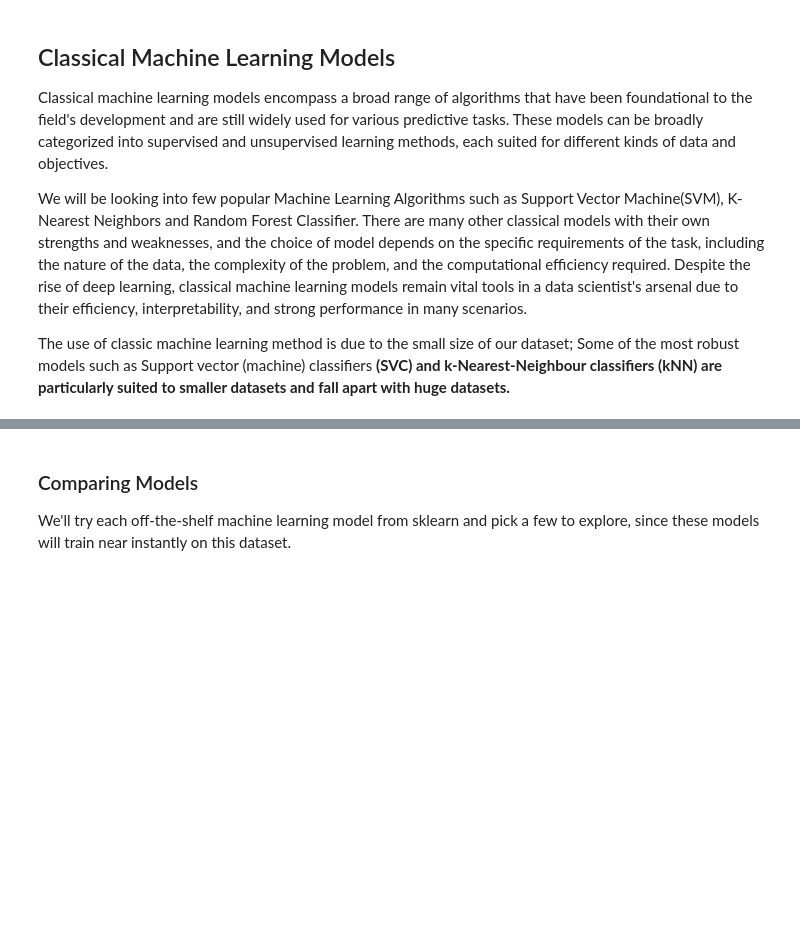
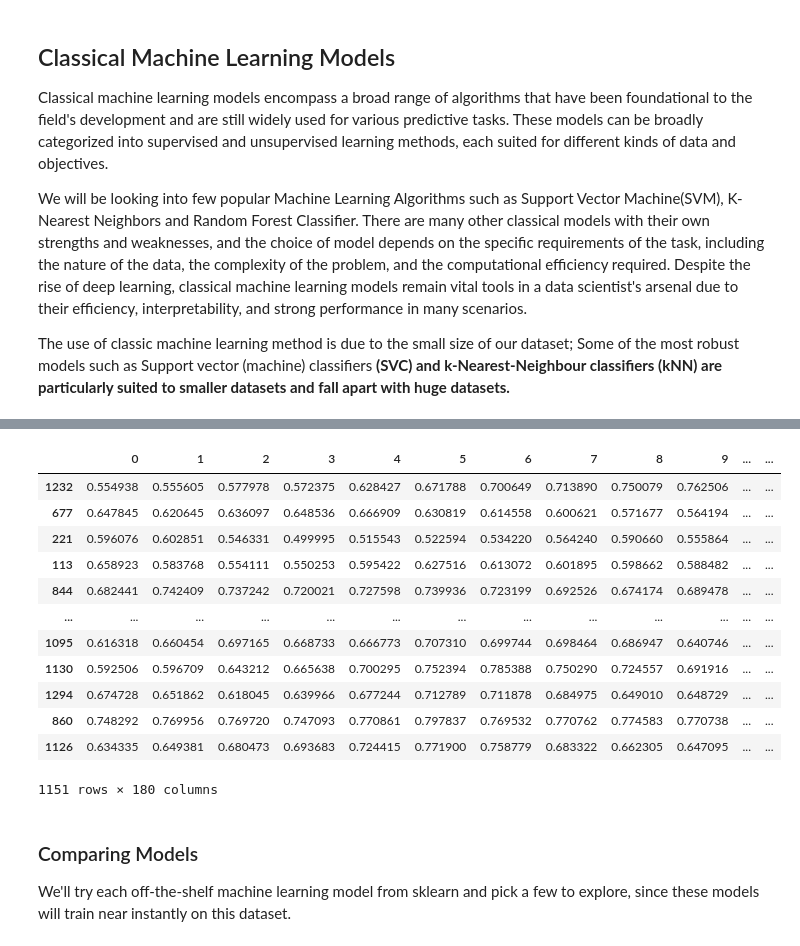
Before and after one commit to IAT-ExploringAI-2026/Week3-ClassicML, a Jupyter notebook: Week_3_MachineLearning.ipynb, the cells around one changed output, grey strips where cells are left out. Cells and saved outputs as stored; diff of their text form; code cells hidden in the pictures; blank space fills up the shorter version.

```diff
--- a/Week_3_MachineLearning.ipynb
+++ b/Week_3_MachineLearning.ipynb
@@ -264,5 +322,5 @@ emotions_df.to_csv('Documents/360/Assignment 3 lab/my_emotionsRavdess.csv')
 # %% [markdown]
 Once saved you only need to load them later by running the cell below, and **skip every cell above** except for the one in which we import libraries.
 # %%
-features=pd.read_csv('featuresRavdess.csv',index_col=0)
-emotions=pd.read_csv('emotionsRavdess.csv',index_col=0)
+features=pd.read_csv('Documents/360/Assignment 3 lab/featuresRavdess.csv',index_col=0)
+emotions=pd.read_csv('Documents/360/Assignment 3 lab/emotionsRavdess.csv',index_col=0)
@@ -453,6 +634,23 @@ X_train_minmax, X_test_minmax, _, _ = train_test_split(
     test_size=0.2,
     random_state=42
 )
+# %%
+X_train
+# indexes not in order anymore, randomly sorted into train and test
+# %% [output]
+|  | 0 | 1 | 2 | 3 | 4 | 5 | 6 | 7 | 8 | 9 | ... | ... |
+| 1232 | 0.554938 | 0.555605 | 0.577978 | 0.572375 | 0.628427 | 0.671788 | 0.700649 | 0.713890 | 0.750079 | 0.762506 | ... | ... |
+| 677 | 0.647845 | 0.620645 | 0.636097 | 0.648536 | 0.666909 | 0.630819 | 0.614558 | 0.600621 | 0.571677 | 0.564194 | ... | ... |
+| 221 | 0.596076 | 0.602851 | 0.546331 | 0.499995 | 0.515543 | 0.522594 | 0.534220 | 0.564240 | 0.590660 | 0.555864 | ... | ... |
+| 113 | 0.658923 | 0.583768 | 0.554111 | 0.550253 | 0.595422 | 0.627516 | 0.613072 | 0.601895 | 0.598662 | 0.588482 | ... | ... |
+| 844 | 0.682441 | 0.742409 | 0.737242 | 0.720021 | 0.727598 | 0.739936 | 0.723199 | 0.692526 | 0.674174 | 0.689478 | ... | ... |
+| ... | ... | ... | ... | ... | ... | ... | ... | ... | ... | ... | ... | ... |
+| 1095 | 0.616318 | 0.660454 | 0.697165 | 0.668733 | 0.666773 | 0.707310 | 0.699744 | 0.698464 | 0.686947 | 0.640746 | ... | ... |
+| 1130 | 0.592506 | 0.596709 | 0.643212 | 0.665638 | 0.700295 | 0.752394 | 0.785388 | 0.750290 | 0.724557 | 0.691916 | ... | ... |
+| 1294 | 0.674728 | 0.651862 | 0.618045 | 0.639966 | 0.677244 | 0.712789 | 0.711878 | 0.684975 | 0.649010 | 0.648729 | ... | ... |
+| 860 | 0.748292 | 0.769956 | 0.769720 | 0.747093 | 0.770861 | 0.797837 | 0.769532 | 0.770762 | 0.774583 | 0.770738 | ... | ... |
+| 1126 | 0.634335 | 0.649381 | 0.680473 | 0.693683 | 0.724415 | 0.771900 | 0.758779 | 0.683322 | 0.662305 | 0.647095 | ... | ... |
+1151 rows × 180 columns
 # %% [markdown]
 ### Comparing Models
 We'll try each off-the-shelf machine learning model from sklearn and pick a few to explore, since these models will train near instantly on this dataset.
```
Also changed, not shown: parts of 20 cells of this notebook.
